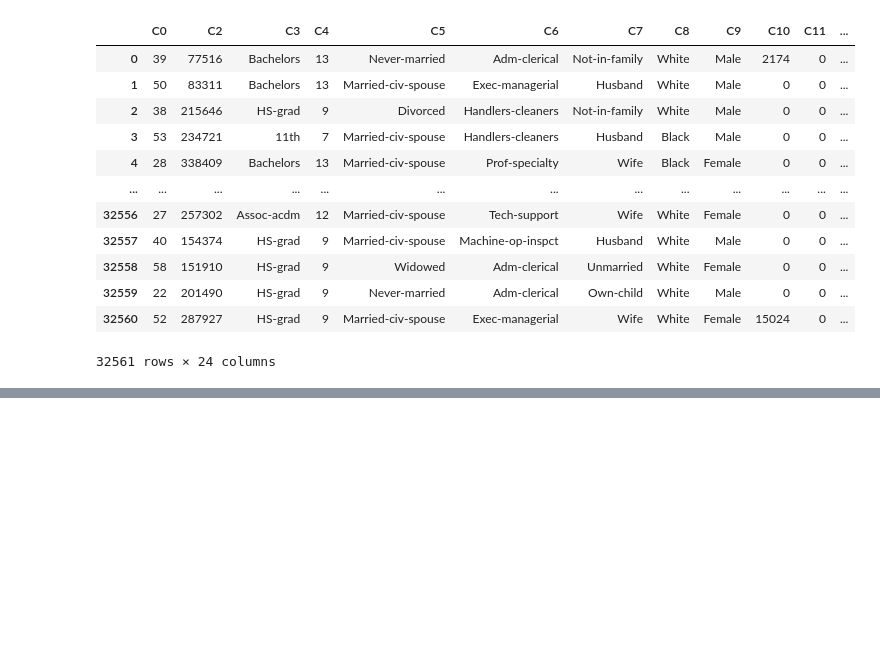
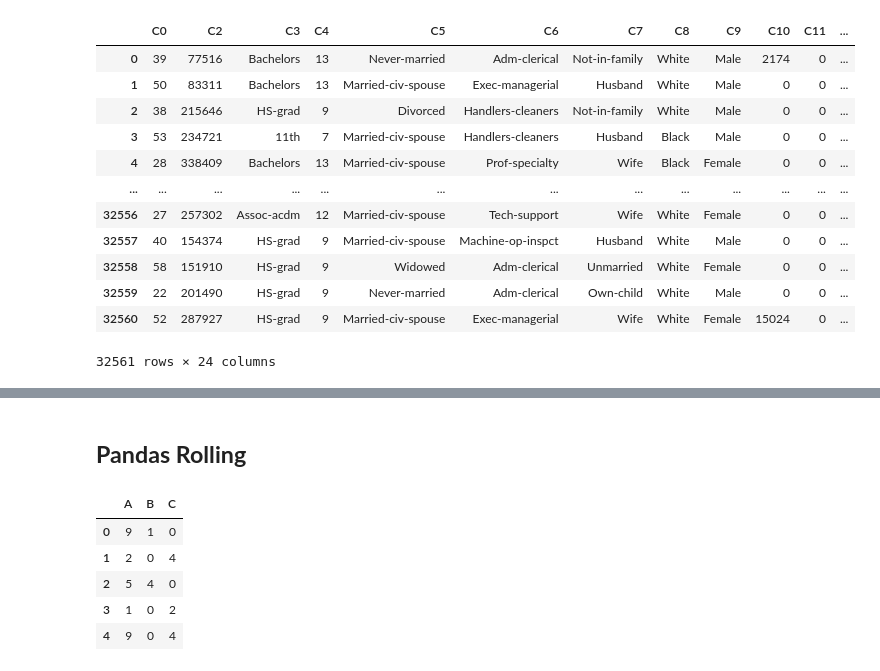
Before and after one commit to tarsojabbes/data-visualization, a Jupyter notebook: Pandas.ipynb, the cells around one changed output, grey strips where cells are left out. Saved outputs shown, nothing was run; the diff lists cells and outputs as text; code cells hidden in the pictures; blank space fills up the shorter version.

```diff
--- a/Pandas.ipynb
+++ b/Pandas.ipynb
@@ -178,0 +238,15 @@ data
+# %% [markdown]
+## **Pandas Rolling**
+# %%
+df = pd.DataFrame({'A': np.random.randint(0,10,5),
+                   'B': np.random.randint(0,10,5),
+                   'C': np.random.randint(0,10,5)})
+# %%
+df
+# %% [output]
+|  | A | B | C |
+| 0 | 9 | 1 | 0 |
+| 1 | 2 | 0 | 4 |
+| 2 | 5 | 4 | 0 |
+| 3 | 1 | 0 | 2 |
+| 4 | 9 | 0 | 4 |
```
Also changed, not shown: parts of 14 cells of this notebook.
